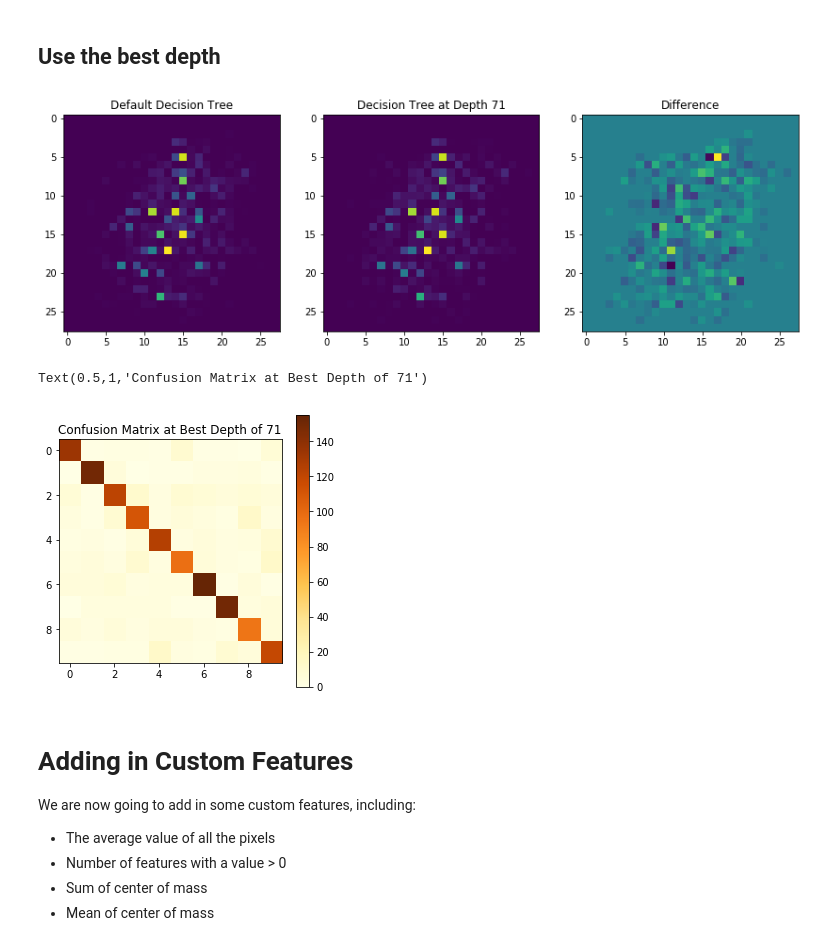
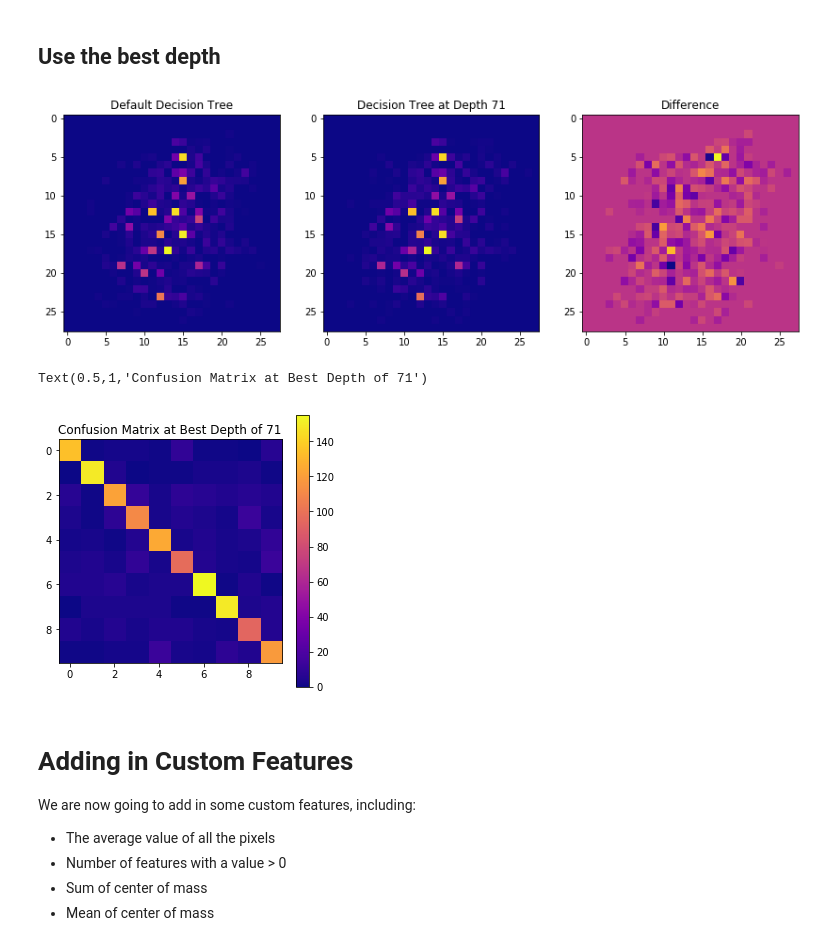
Before and after one commit to diggerdata/MNIST_TSN, a Jupyter notebook: DTClassifier.ipynb, the cells around one changed output. Cells and saved outputs as stored; diff of their text form; code cells hidden in the pictures.

```diff
--- a/DTClassifier.ipynb
+++ b/DTClassifier.ipynb
@@ -181,32 +181,32 @@ pred_dt_best_depth = clf_dt_best_depth.predict(X_test.reshape(-1,28*28))
 # %%
 importances_dt = clf_dt.feature_importances_
 importances_depth = clf_dt_best_depth.feature_importances_
 
 heat_dt = importances_dt.reshape(28,28)
 heat_depth = importances_depth.reshape(28,28)
 heat_dif = heat_dt-heat_depth
 plt.figure(figsize=(14,16))
 plt.subplot(1,3,1)
 plt.title('Default Decision Tree')
-plt.imshow(heat_dt, interpolation='nearest')
+plt.imshow(heat_dt, cmap='plasma', interpolation='nearest')
 plt.subplot(1,3,2)
 plt.title('Decision Tree at Depth {}'.format(test_accuracy.index(max(test_accuracy))+1))
-plt.imshow(heat_depth, interpolation='nearest')
+plt.imshow(heat_depth, cmap='plasma', interpolation='nearest')
 plt.subplot(1,3,3)
 plt.title('Difference')
-plt.imshow(heat_dif, interpolation='nearest')
+plt.imshow(heat_dif, cmap='plasma', interpolation='nearest')
 plt.show()
 # %% [output]
-[figure, old version]
+[figure, new version]
 # %%
 cnf_matrix_bd = confusion_matrix(y_test,pred_dt_best_depth)
 plt.figure(figsize=(5,5))
-plt.imshow(cnf_matrix_bd, cmap='YlOrBr')
+plt.imshow(cnf_matrix_bd, cmap='plasma')
 plt.colorbar()
 plt.title("Confusion Matrix at Best Depth of {}".format(test_accuracy.index(max(test_accuracy))+1))
 # %% [output]
 Text(0.5,1,'Confusion Matrix at Best Depth of 71')
-[figure, old version]
+[figure, new version]
 # %% [markdown]
 # Adding in Custom Features
 We are now going to add in some custom features, including:
```
Also changed, not shown: parts of 2 cells of this notebook, 1 other file.
